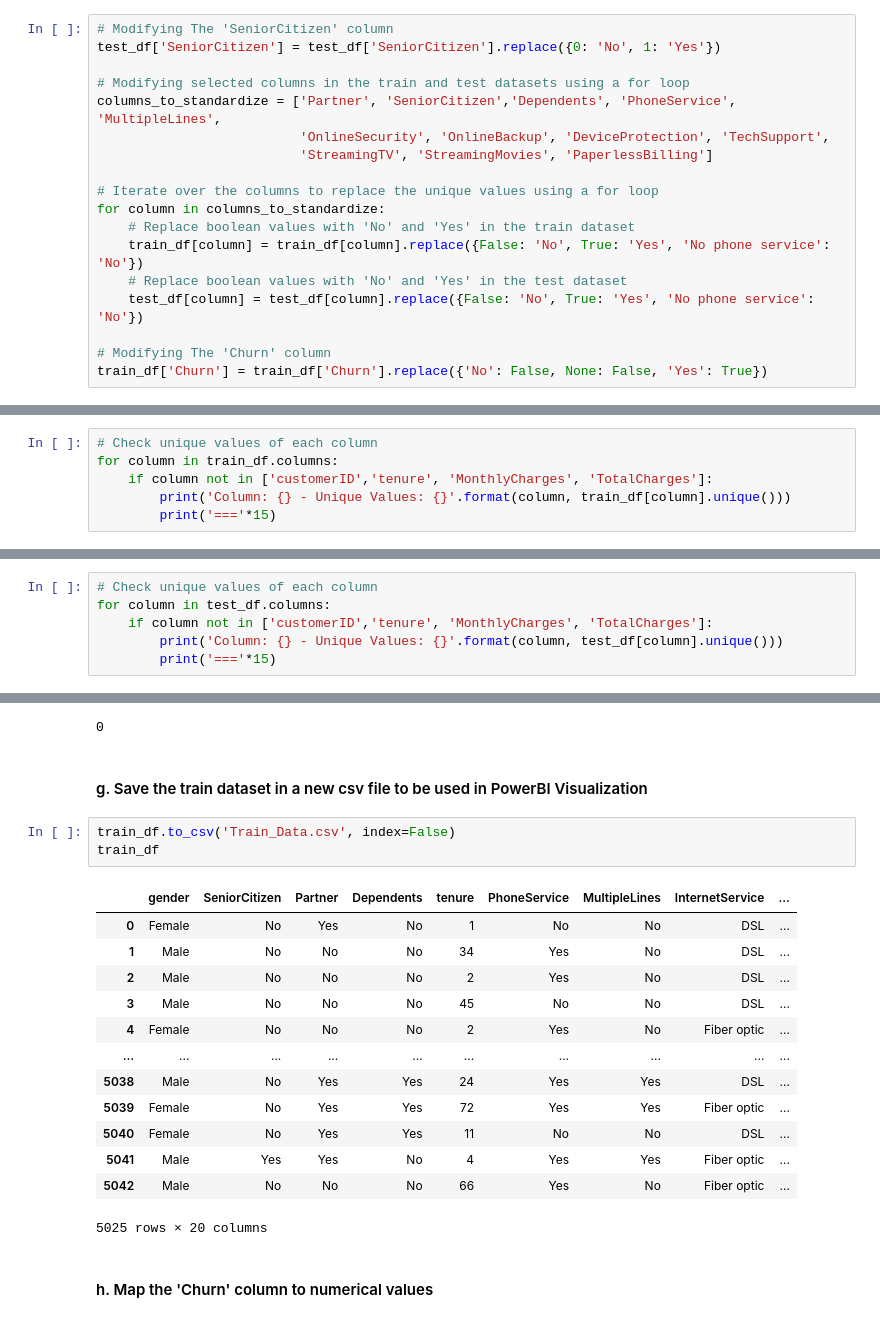
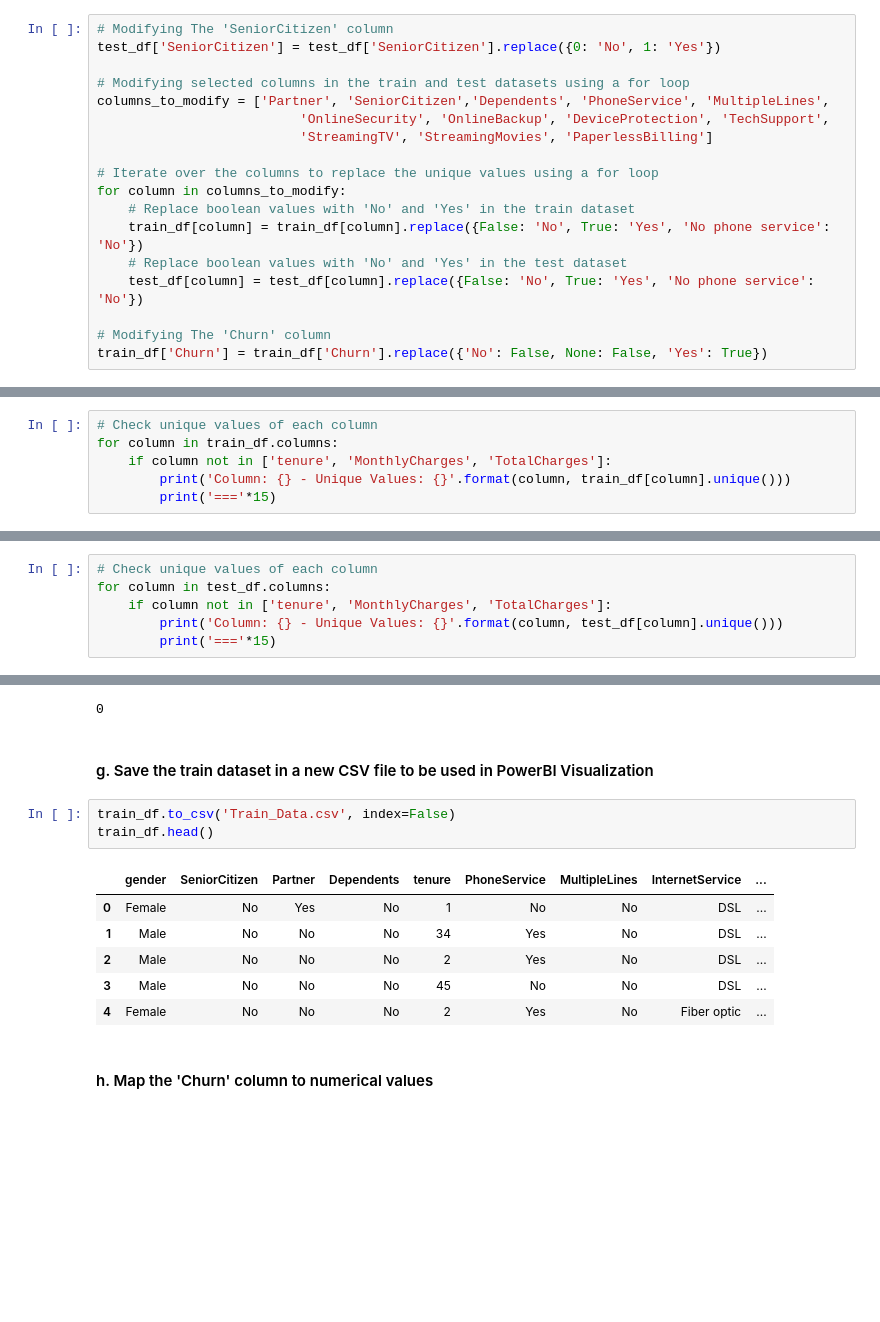
Before and after one commit to rasmodev/Customer-Churn-Prediction-Machine-Learning-Classification-Project, a Jupyter notebook: Classification_Telco_customer_churn.ipynb, the cells around one changed output, grey strips where cells are left out. Saved outputs shown, nothing was run; the diff lists cells and outputs as text; blank space fills up the shorter version.

```diff
--- a/Classification_Telco_customer_churn.ipynb
+++ b/Classification_Telco_customer_churn.ipynb
@@ -407,12 +410,12 @@ array(['Electronic check', 'Mailed check', 'Credit card', 'Bank transfer'],
 test_df['SeniorCitizen'] = test_df['SeniorCitizen'].replace({0: 'No', 1: 'Yes'})
 
 # Modifying selected columns in the train and test datasets using a for loop
-columns_to_standardize = ['Partner', 'SeniorCitizen','Dependents', 'PhoneService', 'MultipleLines',
+columns_to_modify = ['Partner', 'SeniorCitizen','Dependents', 'PhoneService', 'MultipleLines',
                           'OnlineSecurity', 'OnlineBackup', 'DeviceProtection', 'TechSupport',
                           'StreamingTV', 'StreamingMovies', 'PaperlessBilling']
 
 # Iterate over the columns to replace the unique values using a for loop
-for column in columns_to_standardize:
+for column in columns_to_modify:
     # Replace boolean values with 'No' and 'Yes' in the train dataset
     train_df[column] = train_df[column].replace({False: 'No', True: 'Yes', 'No phone service': 'No'})
     # Replace boolean values with 'No' and 'Yes' in the test dataset
@@ -425,7 +428,7 @@ train_df['Churn'] = train_df['Churn'].replace({'No': False, None: False, 'Yes':
 # %%
 # Check unique values of each column
 for column in train_df.columns:
-    if column not in ['customerID','tenure', 'MonthlyCharges', 'TotalCharges']:
+    if column not in ['tenure', 'MonthlyCharges', 'TotalCharges']:
         print('Column: {} - Unique Values: {}'.format(column, train_df[column].unique()))
         print('==='*15)
 # %% [output]
@@ -449,7 +452,7 @@ Column: Churn - Unique Values: [False  True]
 # %%
 # Check unique values of each column
 for column in test_df.columns:
-    if column not in ['customerID','tenure', 'MonthlyCharges', 'TotalCharges']:
+    if column not in ['tenure', 'MonthlyCharges', 'TotalCharges']:
         print('Column: {} - Unique Values: {}'.format(column, test_df[column].unique()))
         print('==='*15)
 # %% [output]
@@ -820,24 +791,17 @@ test_duplicates
 # %% [output]
 0
 # %% [markdown]
-#### g. Save the train dataset in a new csv file to be used in PowerBI Visualization
+#### g. Save the train dataset in a new CSV file to be used in PowerBI Visualization
 # %%
 train_df.to_csv('Train_Data.csv', index=False)
-train_df
+train_df.head()
 # %% [output]
 |  | gender | SeniorCitizen | Partner | Dependents | tenure | PhoneService | MultipleLines | InternetService | ... |
 | 0 | Female | No | Yes | No | 1 | No | No | DSL | ... |
 | 1 | Male | No | No | No | 34 | Yes | No | DSL | ... |
 | 2 | Male | No | No | No | 2 | Yes | No | DSL | ... |
 | 3 | Male | No | No | No | 45 | No | No | DSL | ... |
 | 4 | Female | No | No | No | 2 | Yes | No | Fiber optic | ... |
-| ... | ... | ... | ... | ... | ... | ... | ... | ... | ... |
-| 5038 | Male | No | Yes | Yes | 24 | Yes | Yes | DSL | ... |
-| 5039 | Female | No | Yes | Yes | 72 | Yes | Yes | Fiber optic | ... |
-| 5040 | Female | No | Yes | Yes | 11 | No | No | DSL | ... |
-| 5041 | Male | Yes | Yes | No | 4 | Yes | Yes | Fiber optic | ... |
-| 5042 | Male | No | No | No | 66 | Yes | No | Fiber optic | ... |
-5025 rows × 20 columns
 # %% [markdown]
 #### h. Map the 'Churn' column to numerical values
 # %%
```
Also changed, not shown: parts of 30 cells of this notebook, 2 other files.
